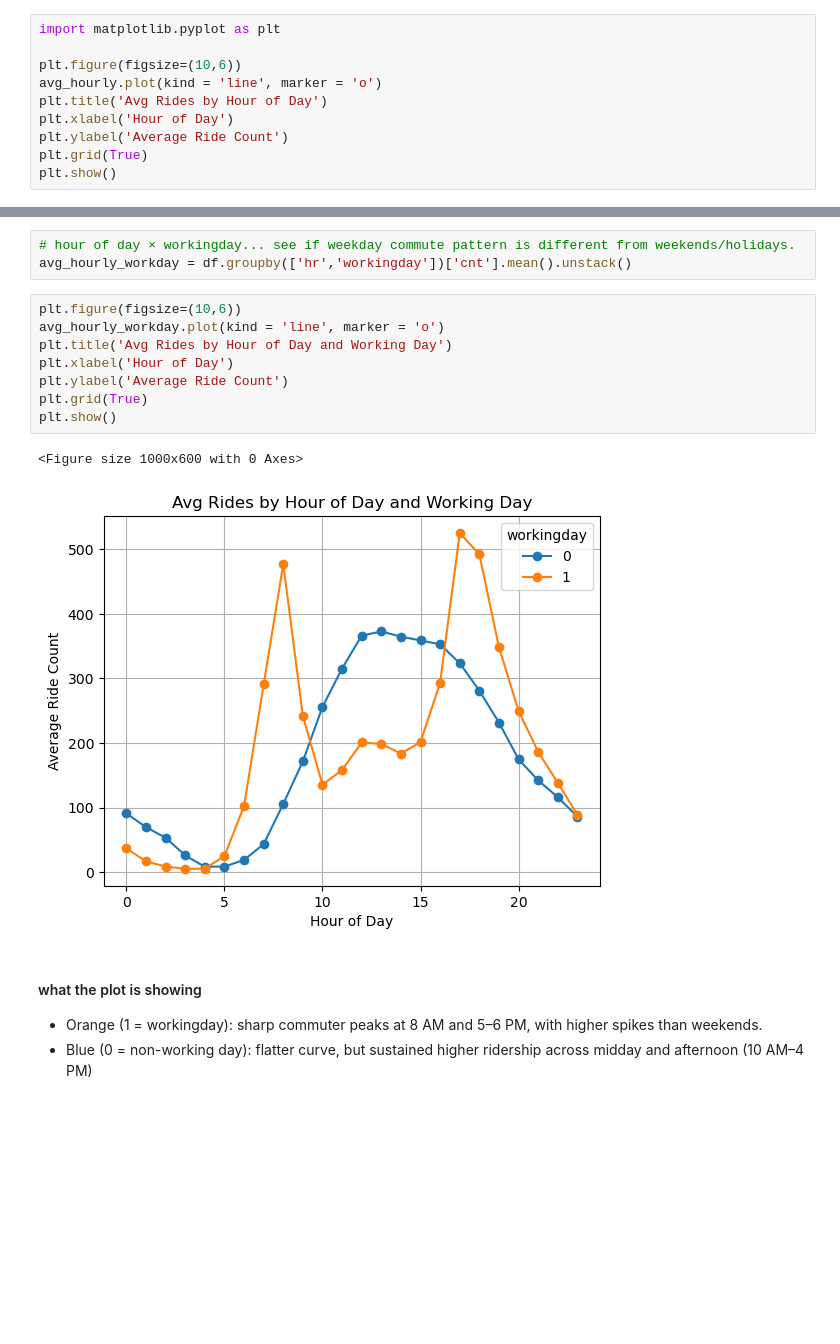
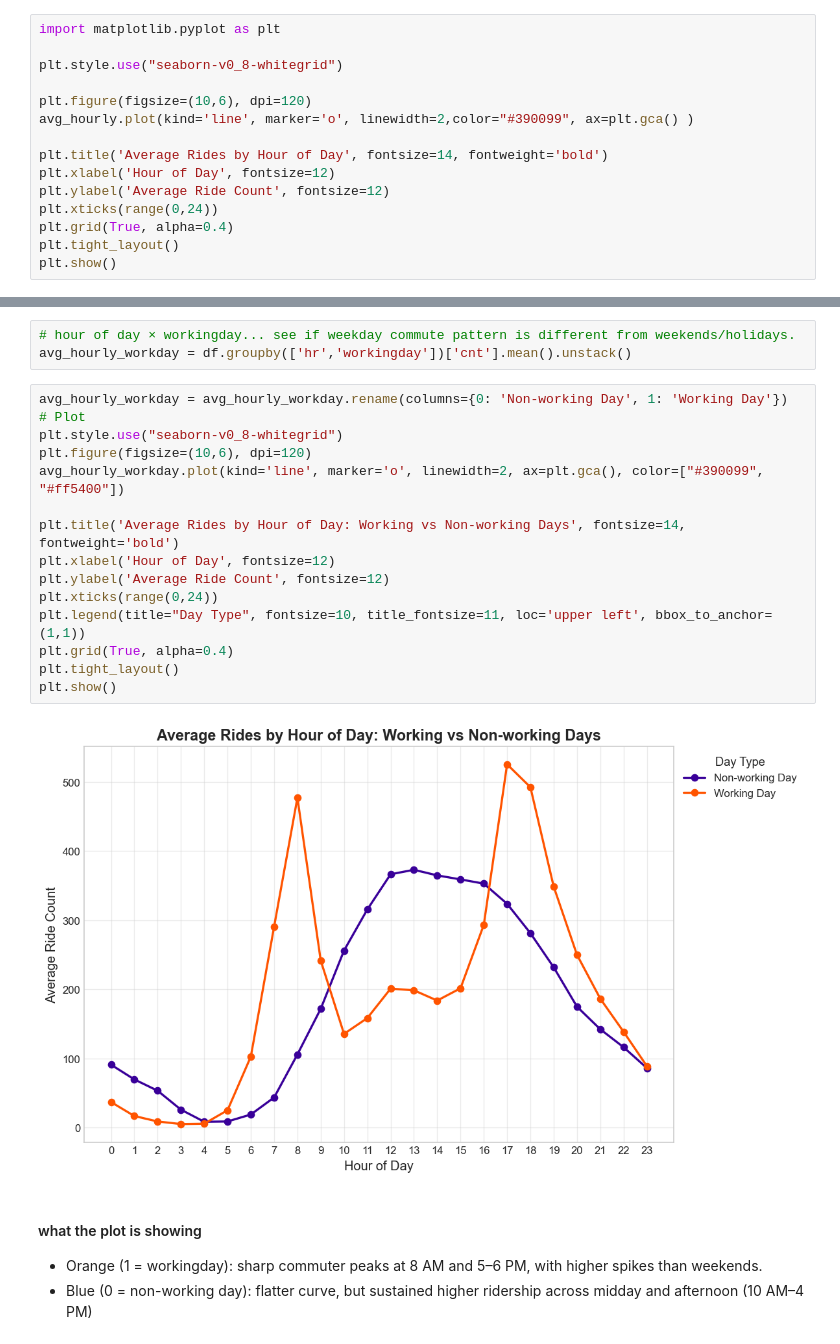
Before and after one commit to ayemaqu/Mod4_prj, a Jupyter notebook: notebooks/EDA.ipynb, the cells around one changed output, grey strips where cells are left out. Drawn from its saved outputs; the diff is of its cells as text; blank space fills up the shorter version.

```diff
--- a/notebooks/EDA.ipynb
+++ b/notebooks/EDA.ipynb
@@ -265,11 +265,16 @@ avg_hourly = df.groupby('hr')['cnt'].mean()
 # %%
 import matplotlib.pyplot as plt
 
-plt.figure(figsize=(10,6))
-avg_hourly.plot(kind = 'line', marker = 'o')
-plt.title('Avg Rides by Hour of Day')
-plt.xlabel('Hour of Day')
-plt.ylabel('Average Ride Count')
-plt.grid(True)
+plt.style.use("seaborn-v0_8-whitegrid")
+
+plt.figure(figsize=(10,6), dpi=120)
+avg_hourly.plot(kind='line', marker='o', linewidth=2,color="#390099", ax=plt.gca() )
+
+plt.title('Average Rides by Hour of Day', fontsize=14, fontweight='bold')
+plt.xlabel('Hour of Day', fontsize=12)
+plt.ylabel('Average Ride Count', fontsize=12)
+plt.xticks(range(0,24))
+plt.grid(True, alpha=0.4)
+plt.tight_layout()
 plt.show()
 # %% [output]
@@ -340,16 +345,22 @@ Category splits → plot casual vs registered across hours.
 # hour of day × workingday... see if weekday commute pattern is different from weekends/holidays.
 avg_hourly_workday = df.groupby(['hr','workingday'])['cnt'].mean().unstack()
 # %%
-plt.figure(figsize=(10,6))
-avg_hourly_workday.plot(kind = 'line', marker = 'o')
-plt.title('Avg Rides by Hour of Day and Working Day')
-plt.xlabel('Hour of Day')
-plt.ylabel('Average Ride Count')
-plt.grid(True)
+avg_hourly_workday = avg_hourly_workday.rename(columns={0: 'Non-working Day', 1: 'Working Day'})
+# Plot
+plt.style.use("seaborn-v0_8-whitegrid")
+plt.figure(figsize=(10,6), dpi=120)
+avg_hourly_workday.plot(kind='line', marker='o', linewidth=2, ax=plt.gca(), color=["#390099", "#ff5400"])
+
+plt.title('Average Rides by Hour of Day: Working vs Non-working Days', fontsize=14, fontweight='bold')
+plt.xlabel('Hour of Day', fontsize=12)
+plt.ylabel('Average Ride Count', fontsize=12)
+plt.xticks(range(0,24))
+plt.legend(title="Day Type", fontsize=10, title_fontsize=11, loc='upper left', bbox_to_anchor=(1,1))
+plt.grid(True, alpha=0.4)
+plt.tight_layout()
 plt.show()
 # %% [output]
-<Figure size 1000x600 with 0 Axes>
-[figure, old version]
+[figure, new version]
 # %% [markdown]
 #### what the plot is showing
 
```
Also changed, not shown: parts of 6 cells of this notebook, 2 other files.
